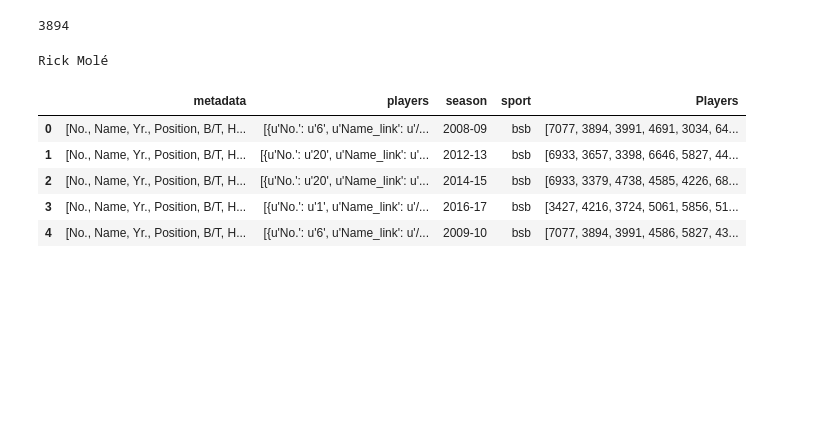
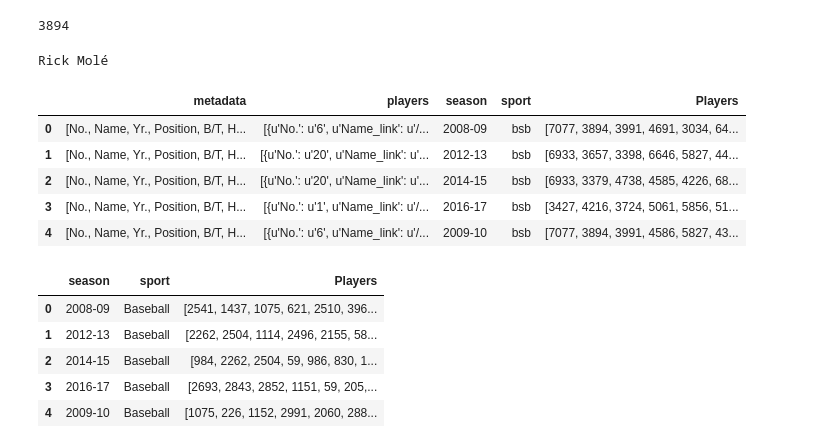
Before and after one commit to hydrosquall/yale_athletics_data, a Jupyter notebook: notebooks/Rosters Processing.ipynb, the cells around one changed output. Cells and saved outputs as stored; diff of their text form; code cells hidden in the pictures; blank space fills up the shorter version.

Commit message:
High school table completed

```diff
--- a/notebooks/Rosters Processing.ipynb
+++ b/notebooks/Rosters Processing.ipynb
@@ -121,4 +121,12 @@ finalColumns = ["season", "sport", "Players"]
 harvardRosters = harvardRosters[finalColumns]
 yaleRosters = yaleRosters[finalColumns]
 # %%
-stacked = pd.concat([yale, harvard], axis=0)
+stacked = pd.concat([yaleRosters, harvardRosters], axis=0)
+stacked.head()
+# %% [output]
+|  | season | sport | Players |
+| 0 | 2008-09 | Baseball | [2541, 1437, 1075, 621, 2510, 396... |
+| 1 | 2012-13 | Baseball | [2262, 2504, 1114, 2496, 2155, 58... |
+| 2 | 2014-15 | Baseball | [984, 2262, 2504, 59, 986, 830, 1... |
+| 3 | 2016-17 | Baseball | [2693, 2843, 2852, 1151, 59, 205,... |
+| 4 | 2009-10 | Baseball | [1075, 226, 1152, 2991, 2060, 288... |
```
Also changed, not shown: parts of 1 cell of this notebook, 2 other files.
